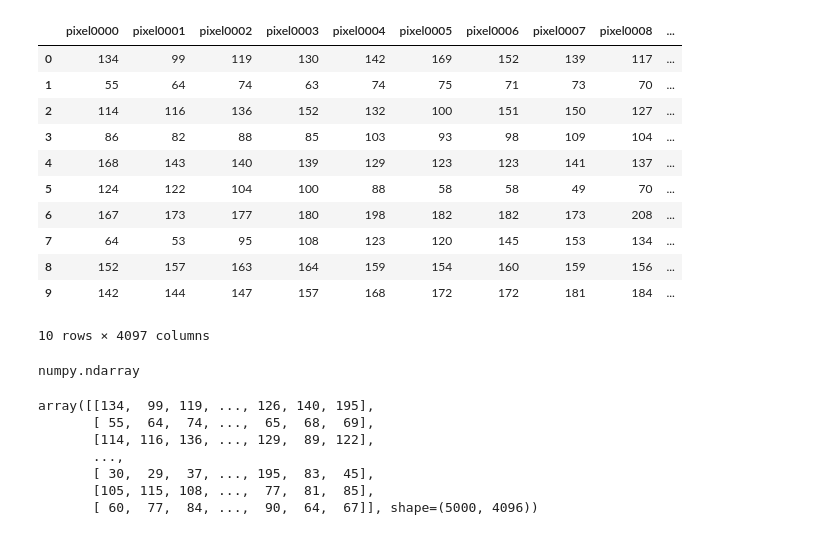
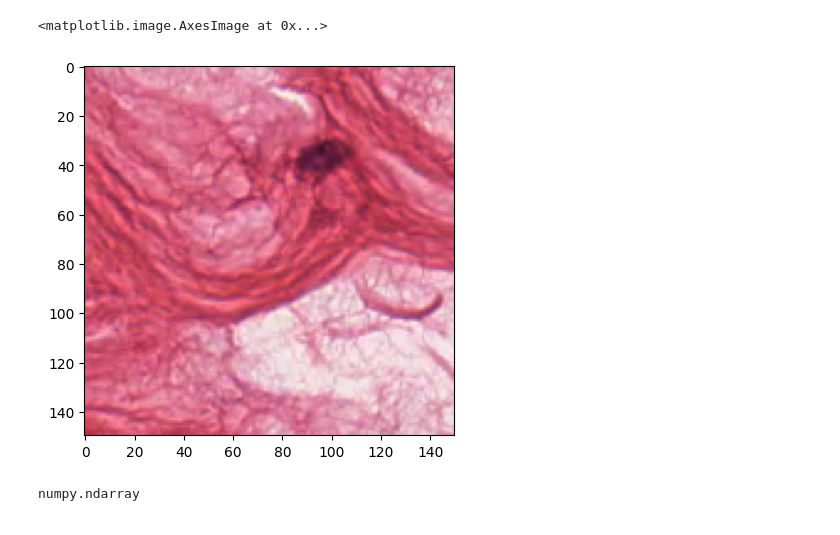
Before and after one commit to Ngwaru/histology_vision_transformer, a Jupyter notebook: vit.ipynb, the cells around one changed output. Drawn from its saved outputs; the diff is of its cells as text; code cells hidden in the pictures.

```diff
--- a/vit.ipynb
+++ b/vit.ipynb
@@ -37,15 +37,0 @@ y = df.label.to_numpy()
-# %%
-df.head(10)
-# %% [output]
-|  | pixel0000 | pixel0001 | pixel0002 | pixel0003 | pixel0004 | pixel0005 | pixel0006 | pixel0007 | pixel0008 | ... |
-| 0 | 134 | 99 | 119 | 130 | 142 | 169 | 152 | 139 | 117 | ... |
-| 1 | 55 | 64 | 74 | 63 | 74 | 75 | 71 | 73 | 70 | ... |
-| 2 | 114 | 116 | 136 | 152 | 132 | 100 | 151 | 150 | 127 | ... |
-| 3 | 86 | 82 | 88 | 85 | 103 | 93 | 98 | 109 | 104 | ... |
-| 4 | 168 | 143 | 140 | 139 | 129 | 123 | 123 | 141 | 137 | ... |
-| 5 | 124 | 122 | 104 | 100 | 88 | 58 | 58 | 49 | 70 | ... |
-| 6 | 167 | 173 | 177 | 180 | 198 | 182 | 182 | 173 | 208 | ... |
-| 7 | 64 | 53 | 95 | 108 | 123 | 120 | 145 | 153 | 134 | ... |
-| 8 | 152 | 157 | 163 | 164 | 159 | 154 | 160 | 159 | 156 | ... |
-| 9 | 142 | 144 | 147 | 157 | 168 | 172 | 172 | 181 | 184 | ... |
-10 rows × 4097 columns
@@ -51,0 +52,6 @@ df.head(10)
+# %%
+image_np = np.array(pics[1000])
+plt.imshow(image_np)
+# %% [output]
+<matplotlib.image.AxesImage at 0x...>
+[figure, added]
@@ -53,16 +62,6 @@ df.head(10)
 type(y)
 # %% [output]
 numpy.ndarray
-# %%
-X
-# %% [output]
-array([[134,  99, 119, ..., 126, 140, 195],
-       [ 55,  64,  74, ...,  65,  68,  69],
-       [114, 116, 136, ..., 129,  89, 122],
-       ...,
-       [ 30,  29,  37, ..., 195,  83,  45],
-       [105, 115, 108, ...,  77,  81,  85],
-       [ 60,  77,  84, ...,  90,  64,  67]], shape=(5000, 4096))
 # %%
 class histo(Dataset):
     def __init__(self, X:NDArray[np.int8], y:NDArray[np.int8])->None:
```
Also changed, not shown: parts of 6 cells of this notebook.
